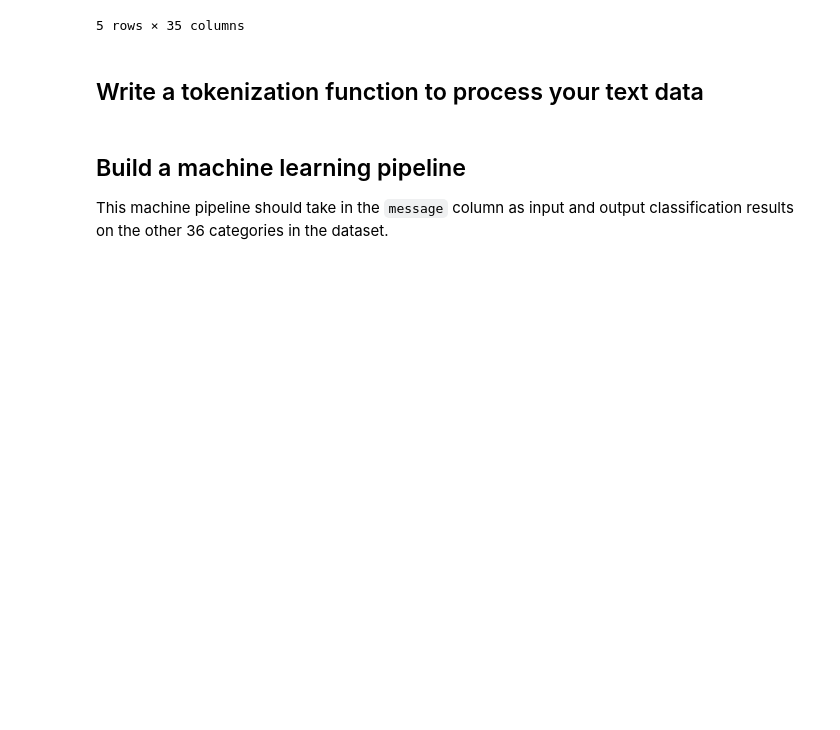
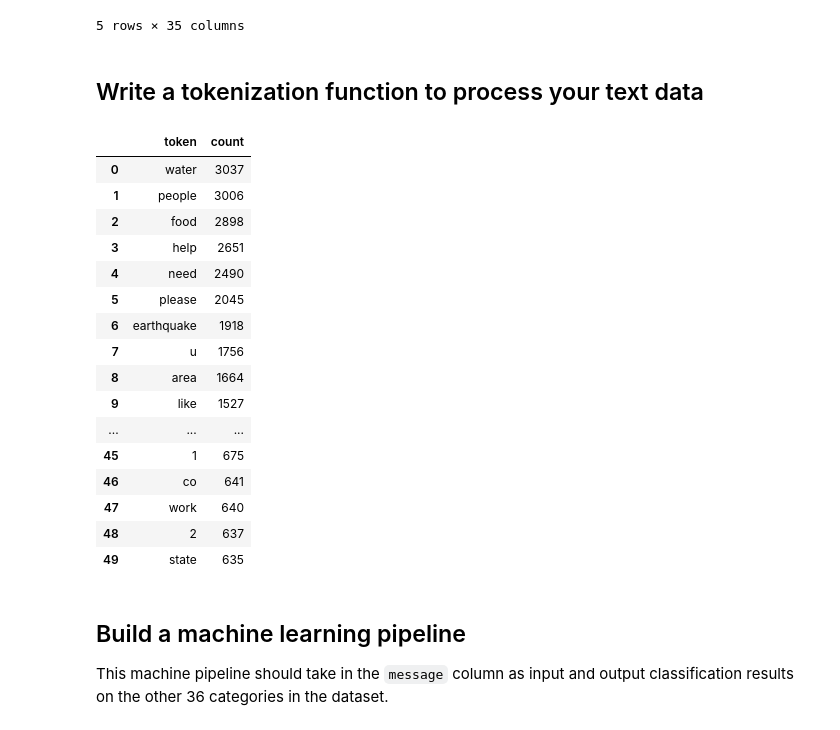
Before and after one commit to netxph/f8-disaster, a Jupyter notebook: notebooks/02 - ML Pipeline Preparation.ipynb, the cells around one changed output. Cells and saved outputs as stored; diff of their text form; code cells hidden in the pictures; blank space fills up the shorter version.

Commit message:
clean up

```diff
--- a/notebooks/02 - ML Pipeline Preparation.ipynb
+++ b/notebooks/02 - ML Pipeline Preparation.ipynb
@@ -86,34 +86,50 @@ from nltk.stem.wordnet import WordNetLemmatizer
 from nltk.corpus import stopwords
 from nltk.tokenize import word_tokenize
 
-class Tokenizer:
-    """Contains work cleaning and tokenizing words.
 
-    Attributes:
-        None
+lemmatizer = WordNetLemmatizer()
+stop_words = stopwords.words("english")
+pattern = re.compile(r"[^a-zA-Z0-9]")
+
+def tokenize(text):
+    """Tokenize text into words.
+
+    Args:
+        text (str): Text to be tokenized.
+
+    Returns:
+        list: List of tokenized words.
     """
 
-    def __init__(self):
-        self._lemmatizer = WordNetLemmatizer()
-        self._stop_words = stopwords.words("english")
-        self._pattern = re.compile(r"[^a-zA-Z0-9]")
+    text = pattern.sub(" ", text.lower())
+    tokens = word_tokenize(text)
 
-    def tokenize(self, text):
-        """Tokenize text into words.
+    tokens = [lemmatizer.lemmatize(token).strip() for token in tokens if token not in stop_words]
 
-        Args:
-            text (str): Text to be tokenized.
-
-        Returns:
-            list: List of tokenized words.
-        """
-
-        text = self._pattern.sub(" ", text.lower())
-        tokens = word_tokenize(text)
-
-        tokens = [self._lemmatizer.lemmatize(token).strip() for token in tokens if token not in self._stop_words]
-
-        return tokens
+    return tokens
+# %%
+# test the tokenizer
+
+tokens = df.message.apply(lambda text: tokenize(text)).explode().value_counts().reset_index().rename(columns={'index': 'token', 'message': 'count'})
+tokens.head(50)
+# %% [output]
+|  | token | count |
+| 0 | water | 3037 |
+| 1 | people | 3006 |
+| 2 | food | 2898 |
+| 3 | help | 2651 |
+| 4 | need | 2490 |
+| 5 | please | 2045 |
+| 6 | earthquake | 1918 |
+| 7 | u | 1756 |
+| 8 | area | 1664 |
+| 9 | like | 1527 |
+| ... | ... | ... |
+| 45 | 1 | 675 |
+| 46 | co | 641 |
+| 47 | work | 640 |
+| 48 | 2 | 637 |
+| 49 | state | 635 |
 # %% [markdown]
 ## Build a machine learning pipeline
 This machine pipeline should take in the `message` column as input and output classification results on the other 36 categories in the dataset.
```
Also changed, not shown: parts of 11 cells of this notebook, 3 other files.
